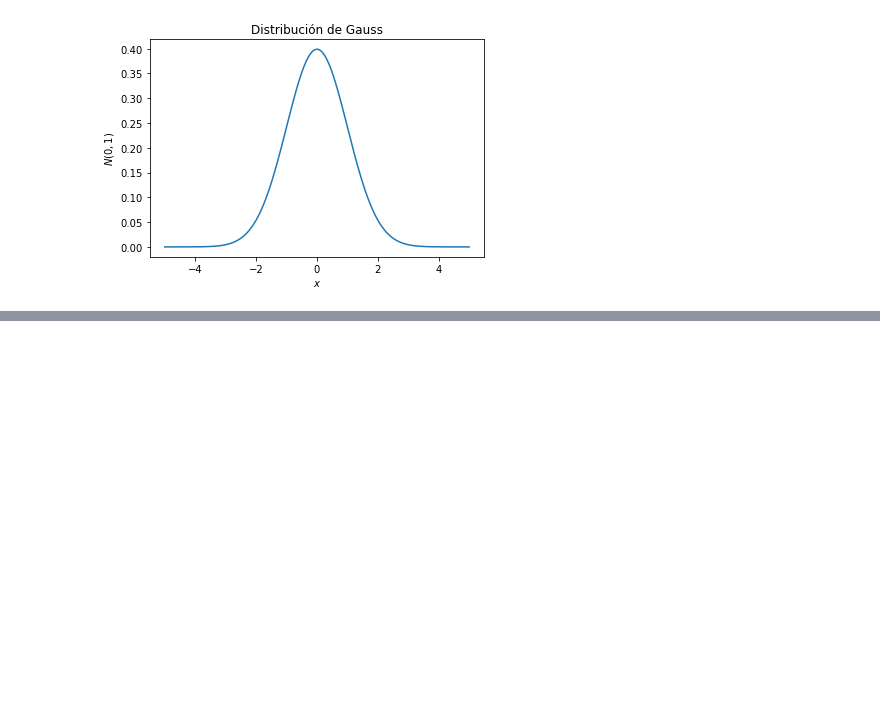
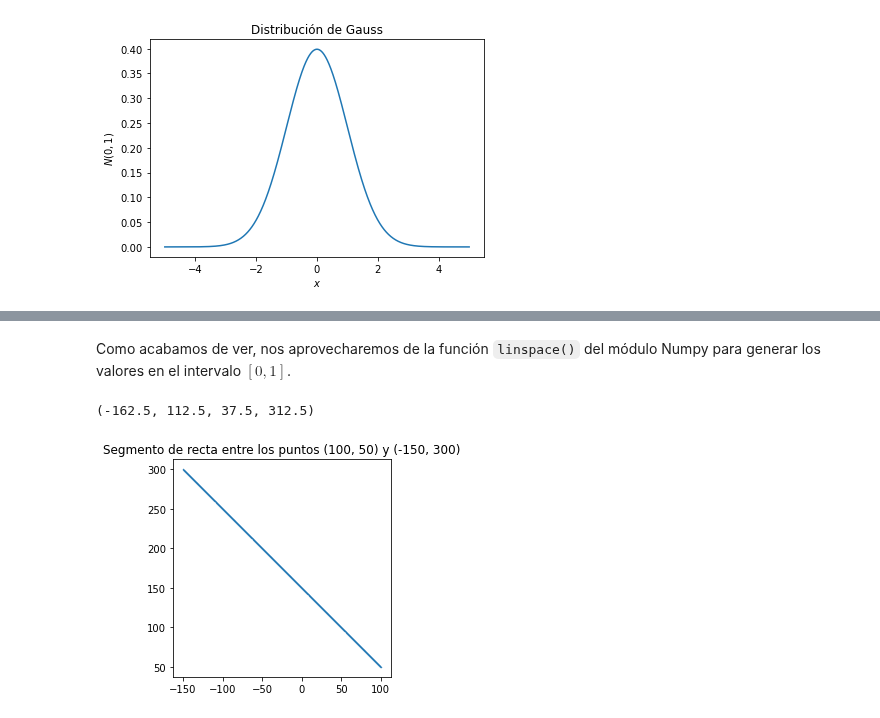
Before and after one commit to TRESPADERNE/fund_prog_python, a Jupyter notebook: notebooks/08_Introduccion_a_Matplotlib/Introduccion_a_Matplotlib.ipynb, the cells around one changed output, grey strips where cells are left out. Cells and saved outputs as stored; diff of their text form; code cells hidden in the pictures; blank space fills up the shorter version.

Commit message:
FIcheros y numpy

```diff
--- a/notebooks/08_Introduccion_a_Matplotlib/Introduccion_a_Matplotlib.ipynb
+++ b/notebooks/08_Introduccion_a_Matplotlib/Introduccion_a_Matplotlib.ipynb
@@ -259,0 +291,29 @@ Text(0, 0.5, '$N(0,1)$')
+# %% [markdown]
+Como acabamos de ver, nos aprovecharemos de la función `linspace()` del módulo Numpy para generar los valores en el intervalo $[0,1]$.
+# %%
+# Dibujando manualmente un segmento de recta
+import matplotlib.pyplot as plt
+import numpy as np
+
+num_puntos = 1000
+lambdas = np.linspace(0, 1, num_puntos)  # num_puntos valores equidistantes en el intervalo [0,1]
+
+p1 = (100, 50)    # (x1, y1) Utilizamos tuplas, aunque podría usarse otro contenedor
+p2 = (-150, 300)  # (x2, y2)
+
+v_x, v_y = (p2[0]-p1[0], p2[1]-p1[1])  # (vx, vy) Vector director
+
+# Creamos las listas de coordenadas
+lista_x = [0]*num_puntos
+lista_y = [0]*num_puntos
+for i, l in enumerate(lambdas):
+    lista_x[i] = p1[0] + l*v_x
+    lista_y[i] = p1[1] + l*v_y
+
+plt.scatter(lista_x, lista_y, s=0.1)  # s es un parámetro que controla el tamaño del punto
+
+plt.title('Segmento de recta entre los puntos {} y {}'.format(p1, p2))
+plt.axis('scaled')  # Esta orden hace que la escala de ambos ejes sea la misma
+# %% [output]
+(-162.5, 112.5, 37.5, 312.5)
+[figure, added]
```
Also changed, not shown: parts of 13 cells of this notebook, 33 other files.
